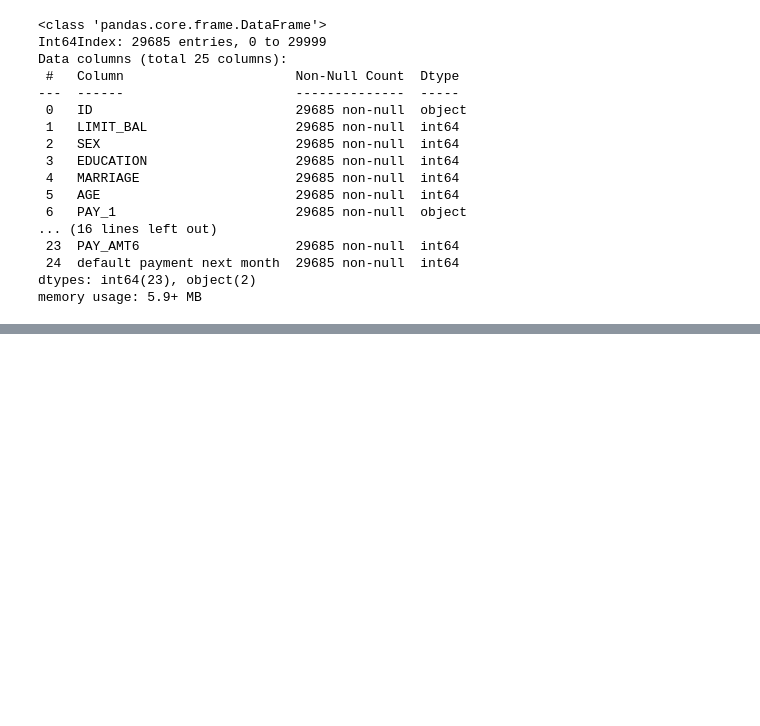
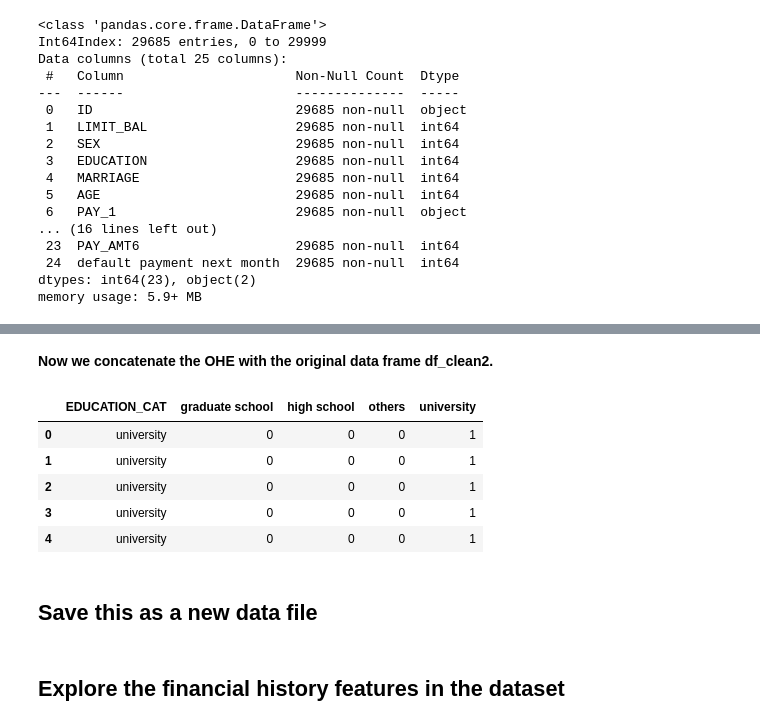
Before and after one commit to jkenney0501/Python_Supervised_Learning, a Jupyter notebook: LogisticRegression-CreditDefault/NoteBooks/Data Exploration and Cleaning.ipynb, the cells around one changed output, grey strips where cells are left out. Saved outputs shown, nothing was run; the diff lists cells and outputs as text; code cells hidden in the pictures; blank space fills up the shorter version.

```diff
--- a/LogisticRegression-CreditDefault/NoteBooks/Data Exploration and Cleaning.ipynb
+++ b/LogisticRegression-CreditDefault/NoteBooks/Data Exploration and Cleaning.ipynb
@@ -205,0 +355,2 @@ memory usage: 5.9+ MB
+# %%
+df_clean2['MARRIAGE'].replace(to_replace=[0], value=3, inplace=True)
@@ -205,0 +372,8 @@ memory usage: 5.9+ MB
+# %%
+# Creat a dictionary first. We will map to it shortly.
+cat_map = {
+    1: "graduate school",
+    2: "university",
+    3: "high school",
+    4: "others"
+}
@@ -205,0 +382,2 @@ memory usage: 5.9+ MB
+# %%
+df_clean2['EDUCATION_CAT'] = df_clean2['EDUCATION'].map(cat_map)
@@ -205,0 +402,5 @@ memory usage: 5.9+ MB
+# %%
+# the ordinal values of 1-4 are now gone and a binary classification is used to detect the edcuation!
+edu_ohe = pd.get_dummies(df_clean2['EDUCATION_CAT'])
+
+edu_ohe.head()
@@ -205,0 +414,15 @@ memory usage: 5.9+ MB
+# %% [markdown]
+**Now we concatenate the OHE with the original data frame df_clean2.**
+# %%
+df_with_ohe = pd.concat([df_clean2, edu_ohe], axis=1)
+
+df_with_ohe[['EDUCATION_CAT','graduate school', 'high school', 'others', 'university']].head()
+# %% [output]
+|  | EDUCATION_CAT | graduate school | high school | others | university |
+| 0 | university | 0 | 0 | 0 | 1 |
+| 1 | university | 0 | 0 | 0 | 1 |
+| 2 | university | 0 | 0 | 0 | 1 |
+| 3 | university | 0 | 0 | 0 | 1 |
+| 4 | university | 0 | 0 | 0 | 1 |
+# %% [markdown]
+## Save this as a new data file
@@ -205,0 +431,2 @@ memory usage: 5.9+ MB
+# %% [markdown]
+## Explore the financial history features in the dataset
```
Also changed, not shown: parts of 40 cells of this notebook, 1 other file.
